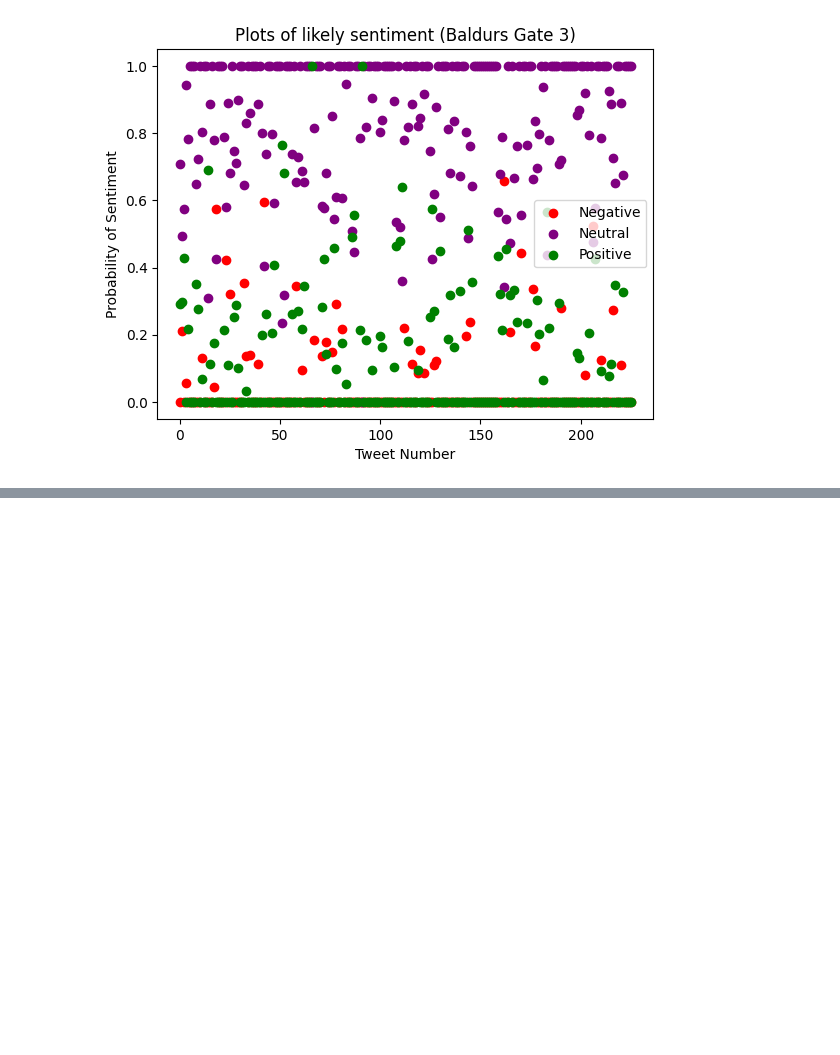
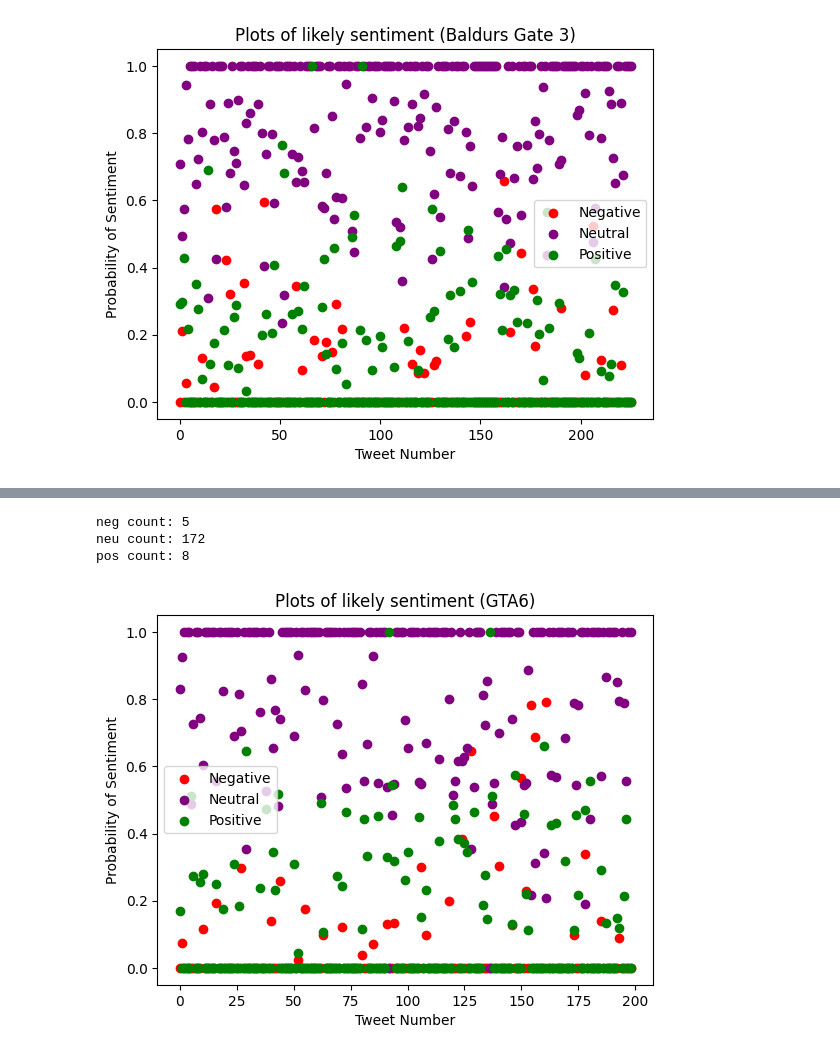
Before and after one commit to CartyJah/OOP_Language_Sentiment_Project, a Jupyter notebook: LanguageSentiment.ipynb, the cells around one changed output, grey strips where cells are left out. Saved outputs shown, nothing was run; the diff lists cells and outputs as text; code cells hidden in the pictures; blank space fills up the shorter version.

```diff
--- a/LanguageSentiment.ipynb
+++ b/LanguageSentiment.ipynb
@@ -94,0 +163,51 @@ Text(0.5, 1.0, 'Most likely sentiment of Tweets')
+# %%
+gta6_data = gta6_data.rename({'WE LIVED LONG ENOUGH TO SEE THE GTA 6 ROLLOUT':"Tweet Content"}, axis=1)
+
+gta6_neu_count = 0
+gta6_neg_count = 0
+gta6_pos_count = 0
+
+for x in range(len(gta6_data["Tweet Content"])):
+    working_sentence = gta6_data["Tweet Content"][x]
+    sentence_sentiment = analyzer.polarity_scores(working_sentence)
+    max_key = max(sentence_sentiment, key=sentence_sentiment.get)
+    if working_sentence == "This Post was deleted by the Post author.":
+        gta6_neg_count = gta6_neg_count + 1
+    if max_key == "neg":
+        gta6_neg_count = gta6_neg_count + 1
+    elif max_key == "neu":
+        gta6_neu_count = gta6_neu_count + 1
+    elif max_key == "pos":
+        gta6_pos_count = gta6_pos_count + 1
+
+print("neg count:", gta6_neg_count,"\nneu count:", gta6_neu_count,"\npos count:",gta6_pos_count)
+# %% [output]
+neg count: 5
+neu count: 172
+pos count: 8
+# %%
+gta6_neu_list= []
+gta6_neg_list = []
+gta6_pos_list = []
+
+for x in range(len(gta6_data["Tweet Content"])):
+    working_sentence = gta6_data["Tweet Content"][x]
+    sentence_sentiment = analyzer.polarity_scores(working_sentence)
+    gta6_neg_list.append(sentence_sentiment["neg"])
+    gta6_neu_list.append(sentence_sentiment["neu"])
+    gta6_pos_list.append(sentence_sentiment["pos"])
+# %%
+length = range(len(gta6_data["Tweet Content"]))
+
+fig, ax = plt.subplots()
+
+ax.scatter(length, gta6_neg_list, color = "red", label = "Negative")
+ax.scatter(length, gta6_neu_list, color = "purple", label = "Neutral")
+ax.scatter(length, gta6_pos_list, color = "green", label = "Positive")
+plt.title("Plots of likely sentiment (GTA6)")
+plt.xlabel("Tweet Number")
+plt.ylabel("Probability of Sentiment")
+plt.legend()
+plt.show()
+# %% [output]
+[figure, added]
```
Also changed, not shown: parts of 11 cells of this notebook, 3 other files.
